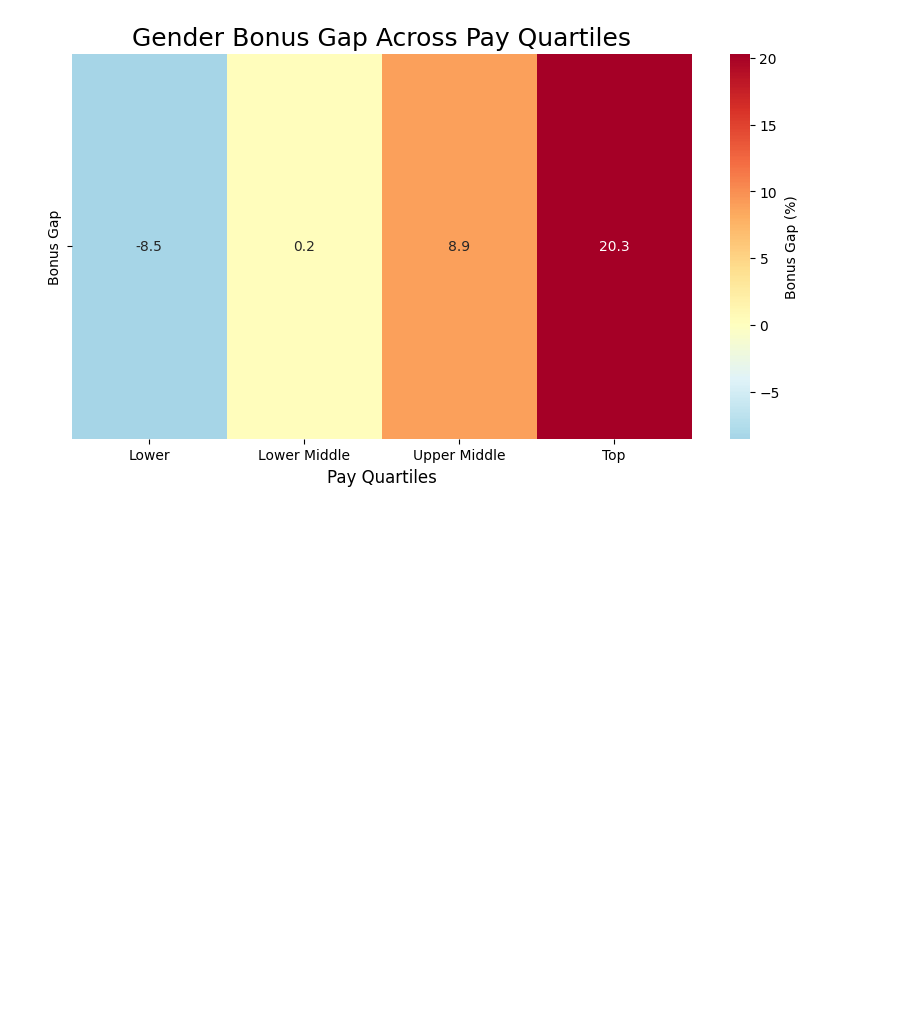
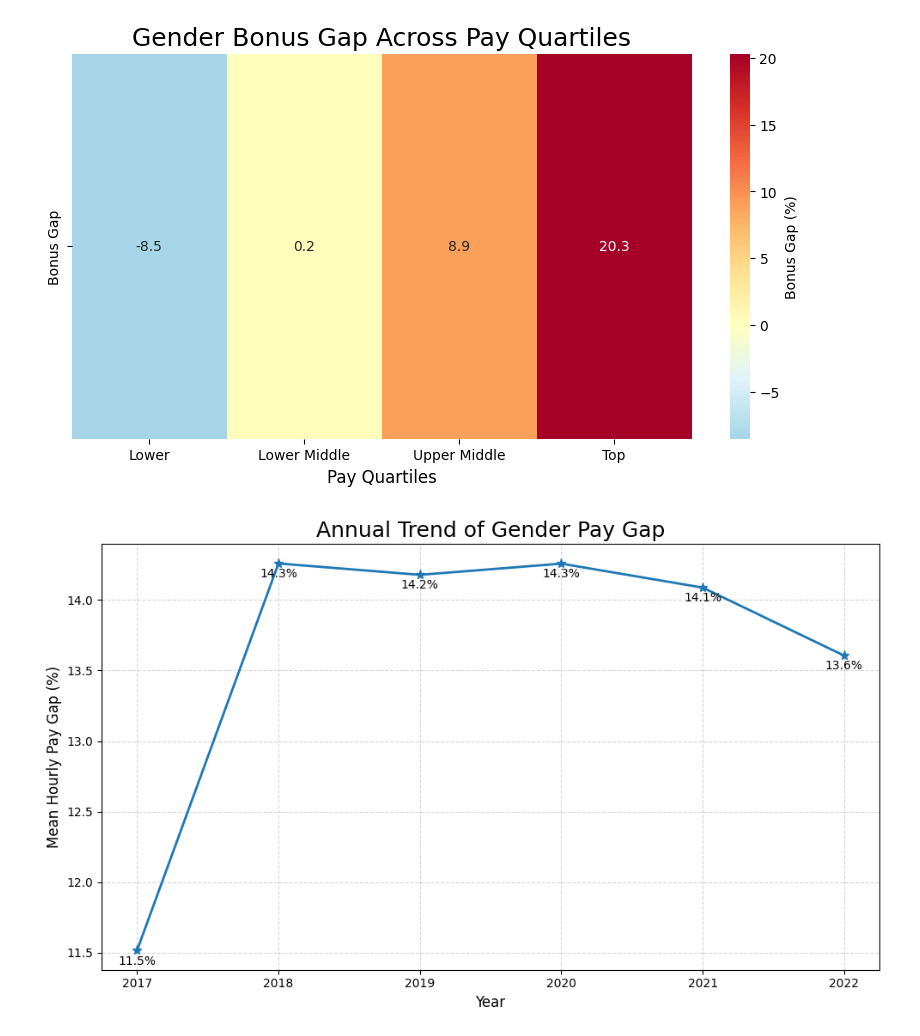
Before and after one commit to 0703fws/freedomprogrammingexercise, a Jupyter notebook: paygap_analysis.ipynb, the cells around one changed output. Drawn from its saved outputs; the diff is of its cells as text; code cells hidden in the pictures; blank space fills up the shorter version.

Commit message:
Data visualisation: Annual trend of gender pay gap

```diff
--- a/paygap_analysis.ipynb
+++ b/paygap_analysis.ipynb
@@ -312,3 +312,30 @@ plt.title("Gender Bonus Gap Across Pay Quartiles",fontsize=18)
 plt.show()
 # %% [output]
 [figure]
+# %%
+# Data visualisation: Annual trend of gender pay gap
+# cnvert date to datetime
+data_cleaned["date_submitted"] = pd.to_datetime(data_cleaned["date_submitted"])
+# create year column
+data_cleaned["year"] = data_cleaned["date_submitted"].dt.year
+# calculate annual average pay gap
+yearly_gap = data_cleaned.groupby("year")["diff_mean_hourly_percent"].agg(["mean","count"]).reset_index()
+# set the size of the figure
+plt.figure(figsize=(10,6))
+# create a line chart
+plt.plot(yearly_gap["year"],yearly_gap["mean"],marker="*",markersize=8,linewidth=2)
+# add value labels for each point
+for x,y in zip(yearly_gap["year"],yearly_gap["mean"]):
+  plt.text(x,y-0.1,f"{y:.1f}%",ha="center")
+# add xlabel, ylabel and title
+plt.xlabel("Year",fontsize=12)
+plt.ylabel("Mean Hourly Pay Gap (%)",fontsize=12)
+plt.title("Annual Trend of Gender Pay Gap",fontsize=18)
+# add grid
+plt.grid(True, linestyle="--",alpha=0.5)
+# adjust layout
+plt.tight_layout()
+# show the line chart
+plt.show()
+# %% [output]
+[figure, added]
```
